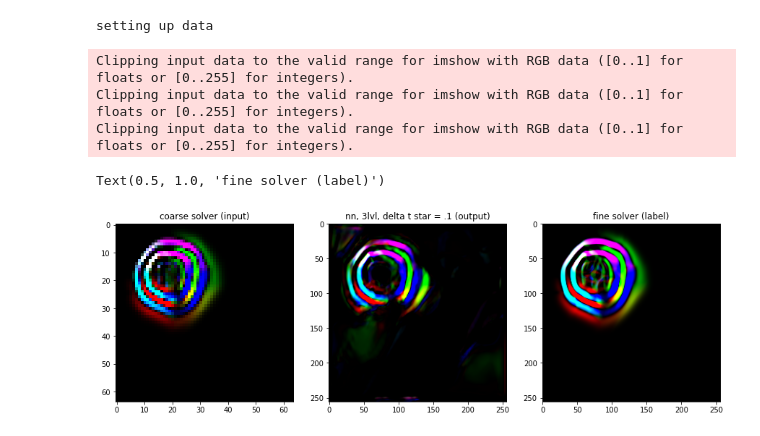
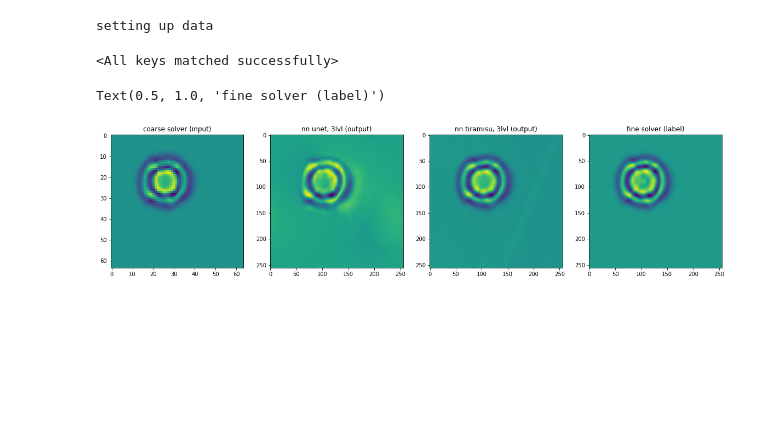
Before and after one commit to utkaiser/masterthesis_code, a Jupyter notebook: analysis/wave_field_reproduction.ipynb, the cells around one changed output. Cells and saved outputs as stored; diff of their text form; code cells hidden in the pictures; blank space fills up the shorter version.

Commit message:
first analyzation results run_1

```diff
--- a/analysis/wave_field_reproduction.ipynb
+++ b/analysis/wave_field_reproduction.ipynb
@@ -5,39 +5,47 @@ from data.data_utils import fetch_data
 import matplotlib.pyplot as plt
 import numpy as np
 
-model = UNet().double()
-load_model("../results/run_1/saved_model_unet9.pt", model)
+model_unet = UNet().double()
+load_model("../results/run_1/saved_model_unet9.pt", model_unet)
 data_paths = ['../data/training_data_12.npz']
 train_loaders = fetch_data(data_paths, batchsize=1, shuffle=False)
 # %% [output]
 setting up data
+# %%
+from models.tiramisu import FCDenseNet
+
+model_tir = FCDenseNet().double()
+load_model("../results/run_1/saved_model_tiramisu4.pt", model_tir)
+# %% [output]
+<All keys matched successfully>
 # %%
 for train_loader in train_loaders:
     for i, data in enumerate(train_loader):
-        if i == 103:
+        if i == 802:
             inputs, labels = data[0], data[1]
-            outputs = model(inputs)
+            outputs_unet = model_unet(inputs)
+            output_tiramisu = model_tir(inputs)
             break
-# %%
-img_label = labels[0]
-img_label = img_label.permute(1, 2, 0)
-img_label = img_label
-img_input = inputs[0][:3,:,:]
-img_input = img_input.permute(1, 2, 0)
-img_output = outputs[0]
-img_output = img_output.permute(1, 2, 0)
-f, ax = plt.subplots(1,3)
-f.set_figheight(15)
-f.set_figwidth(15)
-ax[0].imshow(img_input.detach().numpy())
-ax[0].set_title('coarse solver (input)')
-ax[1].imshow(img_output.detach().numpy())
-ax[1].set_title('nn relu, 3lvl, delta t star = .1 (output)')
-ax[2].imshow(img_label.detach().numpy())
-ax[2].set_title('fine solver (label)')
-# %% [output]
-Clipping input data to the valid range for imshow with RGB data ([0..1] for floats or [0..255] for integers).
-Clipping input data to the valid range for imshow with RGB data ([0..1] for floats or [0..255] for integers).
-Clipping input data to the valid range for imshow with RGB data ([0..1] for floats or [0..255] for integers).
-Text(0.5, 1.0, 'fine solver (label)')
-[figure, removed]
+# %%
+from mounted.WaveUtil import WaveSol_from_EnergyComponent
+from skimage.transform import resize
+
+l = [inputs[0], outputs_unet[0], output_tiramisu[0], labels[0]]
+f, ax = plt.subplots(1,4)
+f.set_figheight(20)
+f.set_figwidth(20)
+d = inputs[0][3,:,:].detach().numpy()
+d2 = resize(d,(256,256))
+for i, img in enumerate(l):
+    if i != 0:
+        d = d2
+    a,b,c = img[0,:,:].detach().numpy(), img[1,:,:].detach().numpy(), img[2,:,:].detach().numpy()
+    res = WaveSol_from_EnergyComponent(a,b,c,d, .1, 0)
+    ax[i].imshow(res[0])
+ax[0].set_title('coarse solver (input)')
+ax[1].set_title('nn unet, 3lvl (output)')
+ax[2].set_title('nn tiramisu, 3lvl (output)')
+ax[3].set_title('fine solver (label)')
+# %% [output]
+Text(0.5, 1.0, 'fine solver (label)')
+[figure, added]
```
Also changed, not shown: 3 other files.
